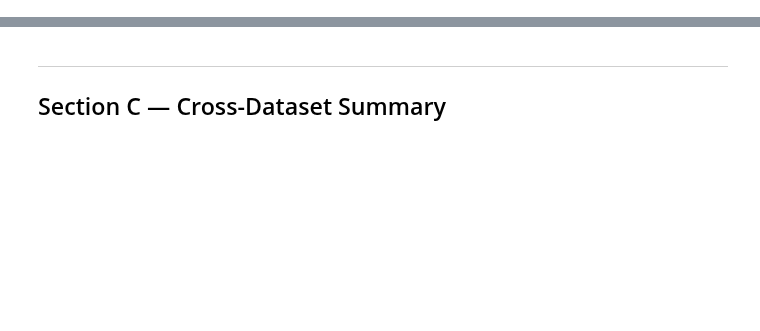
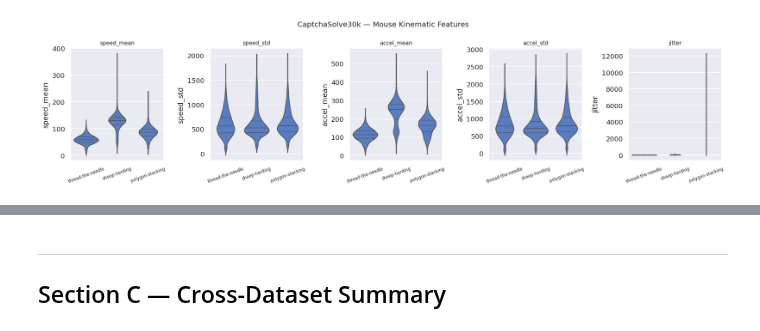
Before and after one commit to Lo1s/behaviorDNA, a Jupyter notebook: notebooks/05_external_datasets.ipynb, the cells around one changed output, grey strips where cells are left out. Saved outputs shown, nothing was run; the diff lists cells and outputs as text; code cells hidden in the pictures; blank space fills up the shorter version.

```diff
--- a/notebooks/05_external_datasets.ipynb
+++ b/notebooks/05_external_datasets.ipynb
@@ -220,0 +220,23 @@ if LABEL_COL:
+# %%
+CAPTCHA_PARQUET = CAPTCHA_CACHE / "captcha30k.parquet"
+
+if not CAPTCHA_PARQUET.exists():
+    print("Downloading CaptchaSolve30k from HuggingFace (~30k sessions)...")
+    try:
+        ds = load_dataset(
+            "Capycap-AI/CaptchaSolve30k",
+            split="train",
+            trust_remote_code=True,
+        )
+        cap_raw = ds.to_pandas()
+        cap_raw.to_parquet(CAPTCHA_PARQUET, index=False)
+        print(f"Saved {len(cap_raw):,} rows -> {CAPTCHA_PARQUET}")
+    except Exception as exc:
+        print(f"Download failed: {exc}")
+        raise
+else:
+    cap_raw = pd.read_parquet(CAPTCHA_PARQUET)
+    print(f"Loaded cached: {cap_raw.shape}")
+
+print("Columns:", cap_raw.columns.tolist())
+cap_raw.head(3)
@@ -220,0 +366,22 @@ if LABEL_COL:
+# %%
+# Violin plots of the 5 kinematic features, broken out by game_type
+kinematic_features = ["speed_mean", "speed_std", "accel_mean", "accel_std", "jitter"]
+
+fig, axes = plt.subplots(1, len(kinematic_features), figsize=(16, 4))
+for ax, feat in zip(axes, kinematic_features):
+    sns.violinplot(
+        data=cap,
+        y=feat,
+        x="game_type" if cap["game_type"].nunique() > 1 else None,
+        ax=ax,
+        inner="quartile",
+    )
+    ax.set_title(feat, fontsize=9)
+    ax.set_xlabel("")
+    ax.tick_params(axis="x", rotation=20, labelsize=7)
+
+fig.suptitle("CaptchaSolve30k — Mouse Kinematic Features", fontsize=12)
+plt.tight_layout()
+plt.show()
+# %% [output]
+[figure, added]
```
Also changed, not shown: parts of 29 cells of this notebook, 2 other files.
